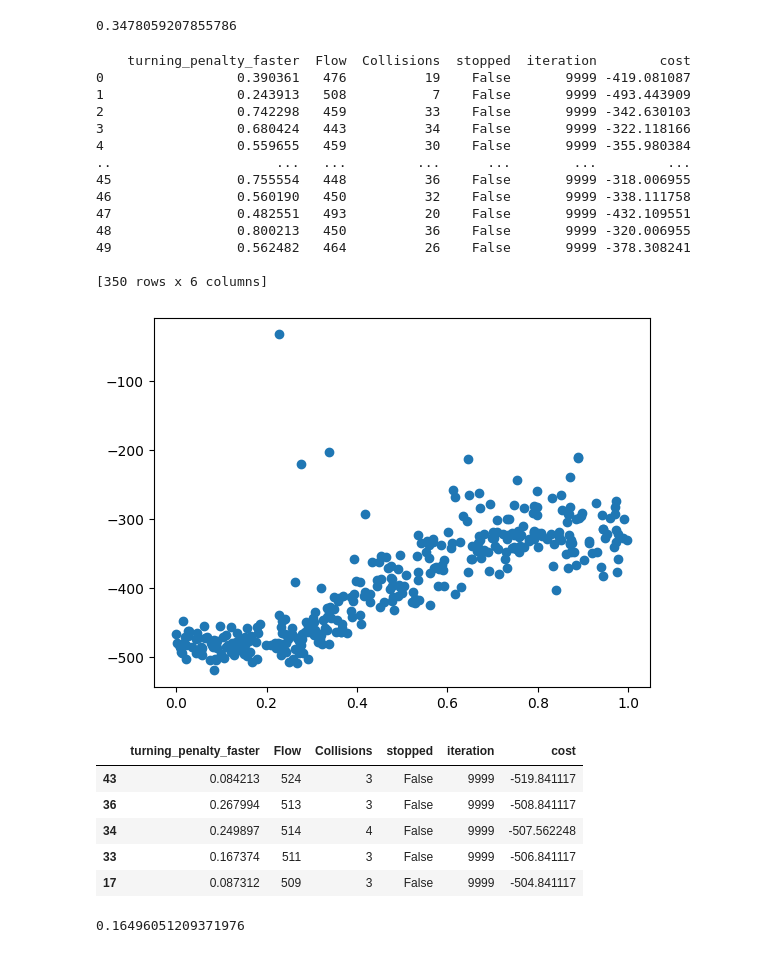
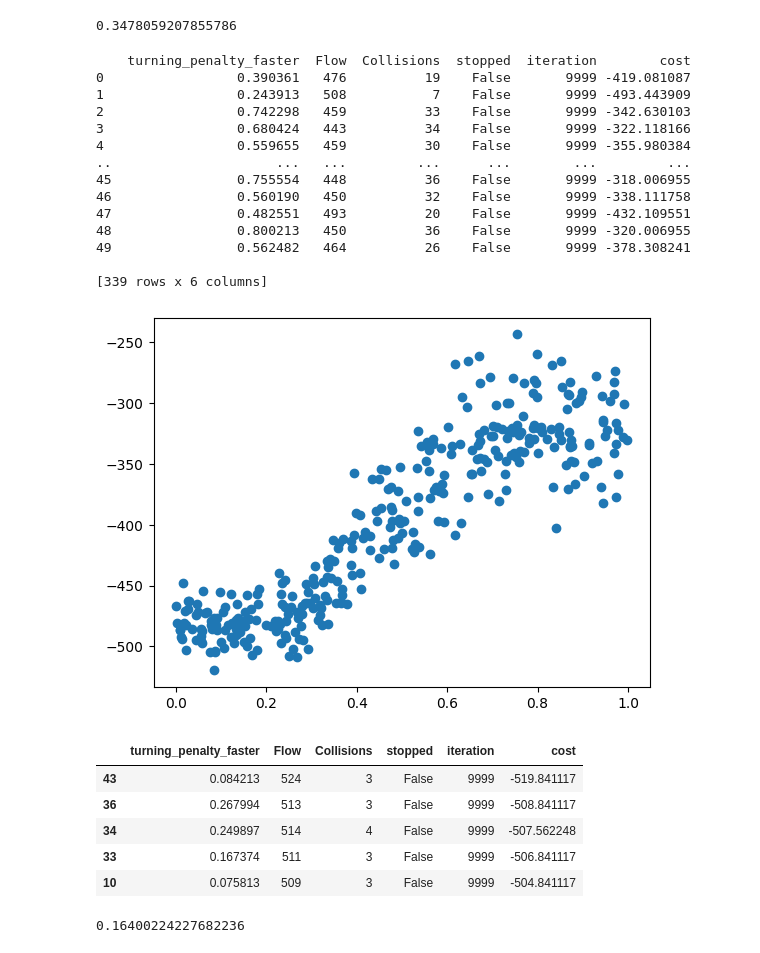
Before and after one commit to pawlik0wskim/Crossroad_simulation, a Jupyter notebook: testing/turning_penaltty_estimation.ipynb, the cells around one changed output. Cells and saved outputs as stored; diff of their text form; code cells hidden in the pictures.

```diff
--- a/testing/turning_penaltty_estimation.ipynb
+++ b/testing/turning_penaltty_estimation.ipynb
@@ -94,35 +96,36 @@ df= pd.read_csv(r"C:\Users\Maciek\Documents\Studia\semestr 7\Crossroad_simulatio
 df2= pd.read_csv(r"C:\Users\Maciek\Documents\Studia\semestr 7\Crossroad_simulation\testing\turning_penalty_faster3.csv")
 df=pd.concat([df,df2])
 df2= pd.read_csv(r"C:\Users\Maciek\Documents\Studia\semestr 7\Crossroad_simulation\testing\turning_penalty_faster4.csv")
 df=pd.concat([df,df2])
 df2= pd.read_csv(r"C:\Users\Maciek\Documents\Studia\semestr 7\Crossroad_simulation\testing\turning_penalty_faster5.csv")
 df=pd.concat([df,df2])
 df2= pd.read_csv(r"C:\Users\Maciek\Documents\Studia\semestr 7\Crossroad_simulation\testing\turning_penalty_faster6.csv")
 df=pd.concat([df,df2])
 df2= pd.read_csv(r"C:\Users\Maciek\Documents\Studia\semestr 7\Crossroad_simulation\testing\turning_penalty_faster7.csv")
 df=pd.concat([df,df2])
 df2= pd.read_csv(r"C:\Users\Maciek\Documents\Studia\semestr 7\Crossroad_simulation\testing\turning_penalty_faster.csv")
 df=pd.concat([df,df2])
+df=df[df["stopped"]==False]
 df["cost"]=-df["Flow"]+df["Collisions"]*np.log(df["Collisions"]+1)
 print(df)
 plt.scatter(df["turning_penalty_faster"],df["cost"])
 plt.show()
 # %% [output]
     turning_penalty_faster  Flow  Collisions  stopped  iteration        cost
 0                 0.390361   476          19    False       9999 -419.081087
 1                 0.243913   508           7    False       9999 -493.443909
 2                 0.742298   459          33    False       9999 -342.630103
 3                 0.680424   443          34    False       9999 -322.118166
 4                 0.559655   459          30    False       9999 -355.980384
 ..                     ...   ...         ...      ...        ...         ...
 45                0.755554   448          36    False       9999 -318.006955
 46                0.560190   450          32    False       9999 -338.111758
 47                0.482551   493          20    False       9999 -432.109551
 48                0.800213   450          36    False       9999 -320.006955
 49                0.562482   464          26    False       9999 -378.308241
 
-[350 rows x 6 columns]
+[339 rows x 6 columns]
-[figure, old version]
+[figure, new version]
 # %%
 head=df.sort_values(by=["cost"]).head()
 head
@@ -132,11 +135,11 @@ head
 | 36 | 0.267994 | 513 | 3 | False | 9999 | -508.841117 |
 | 34 | 0.249897 | 514 | 4 | False | 9999 | -507.562248 |
 | 33 | 0.167374 | 511 | 3 | False | 9999 | -506.841117 |
-| 17 | 0.087312 | 509 | 3 | False | 9999 | -504.841117 |
+| 10 | 0.075813 | 509 | 3 | False | 9999 | -504.841117 |
 # %%
 np.sum(head["turning_penalty_faster"]*[5,3,2,1,1])/np.sum([5,3,2,1,1])
 # %% [output]
-0.16496051209371976
+0.16400224227682236
 # %%
 df= pd.read_csv(r"C:\Users\Maciek\Documents\Studia\semestr 7\Crossroad_simulation\testing\turning_penalty_42.csv")
 
```
Also changed, not shown: parts of 9 cells of this notebook, 3 other files.
